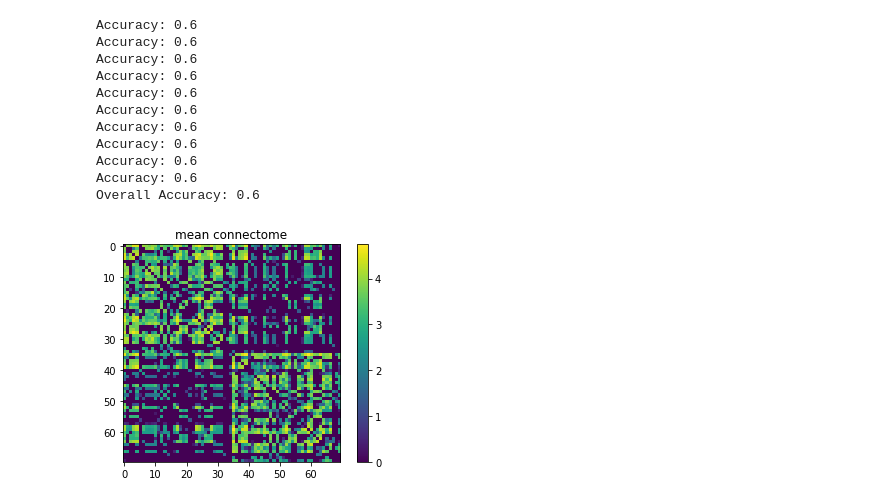
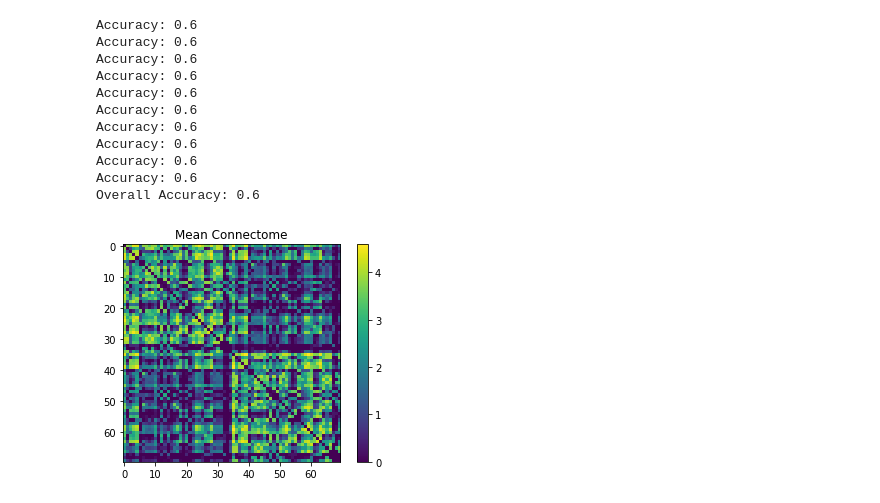
Before and after one commit to wrgr/intersession2018, a Jupyter notebook: projects/graphexplorer/submissions/LimBuMiao_GraphAnalysisSubmission/graph-explorer.ipynb, the cells around one changed output. Drawn from its saved outputs; the diff is of its cells as text; code cells hidden in the pictures.

Commit message:
Updated graph on bottom

```diff
--- a/projects/graphexplorer/submissions/LimBuMiao_GraphAnalysisSubmission/graph-explorer.ipynb
+++ b/projects/graphexplorer/submissions/LimBuMiao_GraphAnalysisSubmission/graph-explorer.ipynb
@@ -228,21 +228,21 @@ Overall Accuracy: 0.6
 # %%
 # plot a graph
 import matplotlib.pyplot as plt
 %matplotlib inline
 
 final_matrix = np.zeros((70,70))
 for i in g1:
 # convert to numpy
     matrix = nx.to_numpy_matrix(i, nodelist=sorted(i.nodes())) #this is how you go to a matrix
     final_matrix = final_matrix + matrix
-final_matrix = final_matrix/277
+final_matrix = final_matrix/len(g1)
 
-plt.imshow(np.log10(matrix+1))
+plt.imshow(np.log10(final_matrix+1))
 plt.colorbar()
-plt.title('mean connectome')
+plt.title('Mean Connectome')
 plt.show()
 # %% [output]
-[figure, old version]
+[figure, new version]
 # %% [markdown]
 <!-- SCRAPS
 
```
